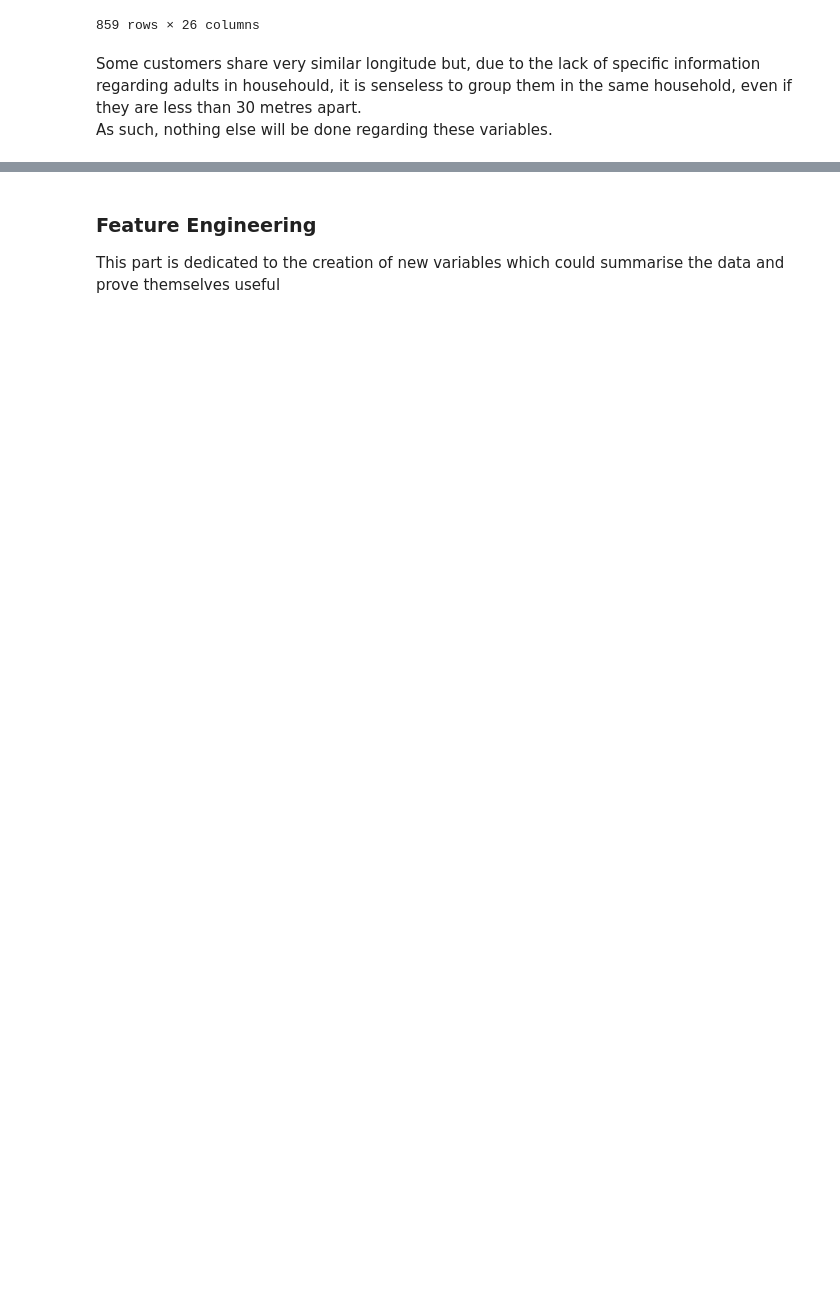
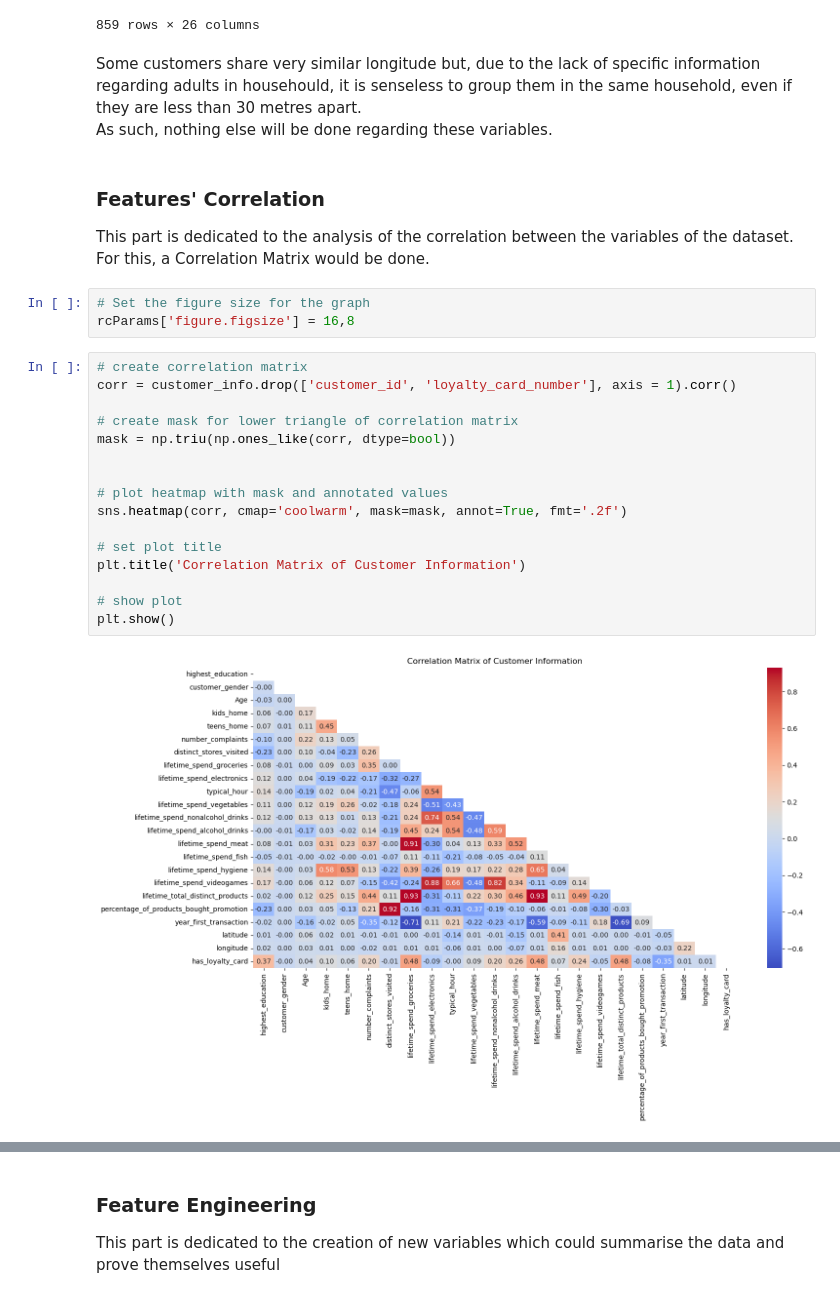
Before and after one commit to MarceloJ18/KeizerKrukis, a Jupyter notebook: Preproc_code.ipynb, the cells around one changed output, grey strips where cells are left out. Drawn from its saved outputs; the diff is of its cells as text; blank space fills up the shorter version.

```diff
--- a/Preproc_code.ipynb
+++ b/Preproc_code.ipynb
@@ -461,3 +457,27 @@ duplicate_coords
 # %% [markdown]
 Some customers share very similar longitude but, due to the lack of specific information regarding adults in househould, it is senseless to group them in the same household, even if they are less than 30 metres apart. <br>
 As such, nothing else will be done regarding these variables.
+# %% [markdown]
+### Features' Correlation
+This part is dedicated to the analysis of the correlation between the variables of the dataset. For this, a Correlation Matrix would be done.
+# %%
+# Set the figure size for the graph
+rcParams['figure.figsize'] = 16,8
+# %%
+# create correlation matrix
+corr = customer_info.drop(['customer_id', 'loyalty_card_number'], axis = 1).corr()
+
+# create mask for lower triangle of correlation matrix
+mask = np.triu(np.ones_like(corr, dtype=bool))
+
+
+# plot heatmap with mask and annotated values
+sns.heatmap(corr, cmap='coolwarm', mask=mask, annot=True, fmt='.2f')
+
+# set plot title
+plt.title('Correlation Matrix of Customer Information')
+
+# show plot
+plt.show()
+# %% [output]
+[figure, added]
```
Also changed, not shown: parts of 47 cells of this notebook, 1 other file.
